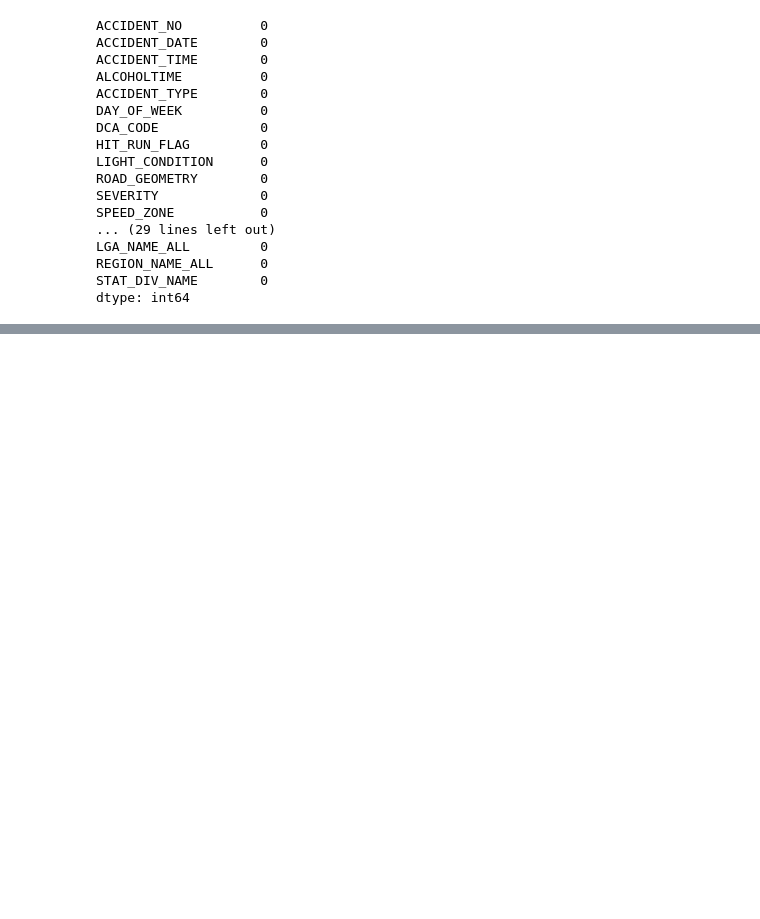
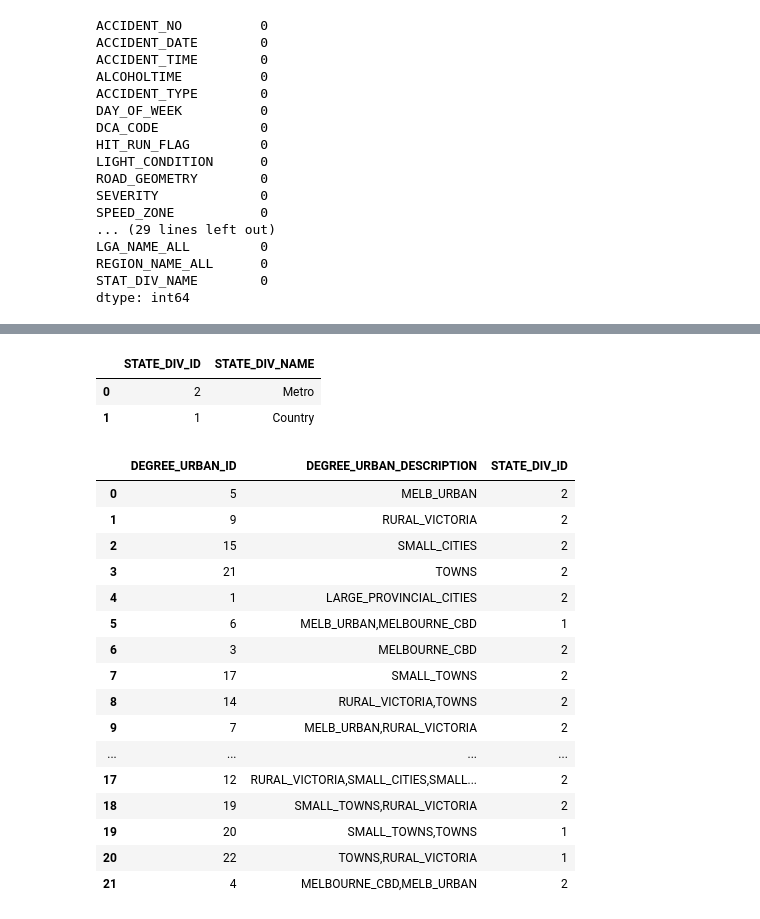
Before and after one commit to Samravp/Road-Crash-ETL, a Jupyter notebook: transforming.ipynb, the cells around one changed output, grey strips where cells are left out. Drawn from its saved outputs; the diff is of its cells as text; code cells hidden in the pictures; blank space fills up the shorter version.

```diff
--- a/transforming.ipynb
+++ b/transforming.ipynb
@@ -214,0 +294,36 @@ accident_light_cond["LIGHT_CONDITION_ID"] = accident_light_cond["LIGHT_CONDITION
+# %%
+state_div
+# %% [output]
+|  | STATE_DIV_ID | STATE_DIV_NAME |
+| 0 | 2 | Metro |
+| 1 | 1 | Country |
+# %%
+# Degree_urban
+urban = pd.DataFrame(crashes["DEG_URBAN_ALL"].unique())
+urban = urban.rename(columns = {0:"DEG_URBAN_DESCRIPTION"})
+urban["DEGREE_URBAN_ID"] = urban["DEG_URBAN_DESCRIPTION"].astype("category").cat.codes+1
+urban["STATE_DIV_ID"] = crashes["STAT_DIV_NAME"].astype("category").cat.codes+1
+urban = urban.rename(columns={'DEG_URBAN_DESCRIPTION': 'DEGREE_URBAN_DESCRIPTION'})
+# %%
+# change order of columns
+urban.insert(0,'DEGREE_URBAN_ID',urban.pop('DEGREE_URBAN_ID'))
+# %%
+urban
+# %% [output]
+|  | DEGREE_URBAN_ID | DEGREE_URBAN_DESCRIPTION | STATE_DIV_ID |
+| 0 | 5 | MELB_URBAN | 2 |
+| 1 | 9 | RURAL_VICTORIA | 2 |
+| 2 | 15 | SMALL_CITIES | 2 |
+| 3 | 21 | TOWNS | 2 |
+| 4 | 1 | LARGE_PROVINCIAL_CITIES | 2 |
+| 5 | 6 | MELB_URBAN,MELBOURNE_CBD | 1 |
+| 6 | 3 | MELBOURNE_CBD | 2 |
+| 7 | 17 | SMALL_TOWNS | 2 |
+| 8 | 14 | RURAL_VICTORIA,TOWNS | 2 |
+| 9 | 7 | MELB_URBAN,RURAL_VICTORIA | 2 |
+| ... | ... | ... | ... |
+| 17 | 12 | RURAL_VICTORIA,SMALL_CITIES,SMALL... | 2 |
+| 18 | 19 | SMALL_TOWNS,RURAL_VICTORIA | 2 |
+| 19 | 20 | SMALL_TOWNS,TOWNS | 1 |
+| 20 | 22 | TOWNS,RURAL_VICTORIA | 1 |
+| 21 | 4 | MELBOURNE_CBD,MELB_URBAN | 2 |
```
Also changed, not shown: parts of 72 cells of this notebook.
